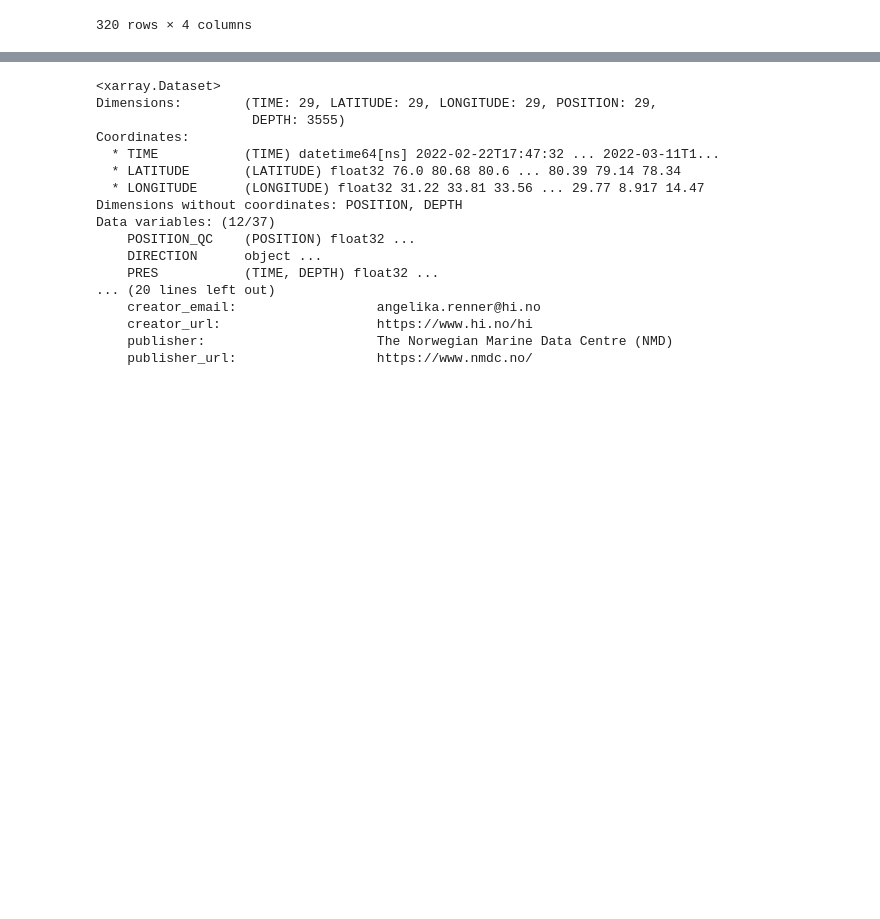
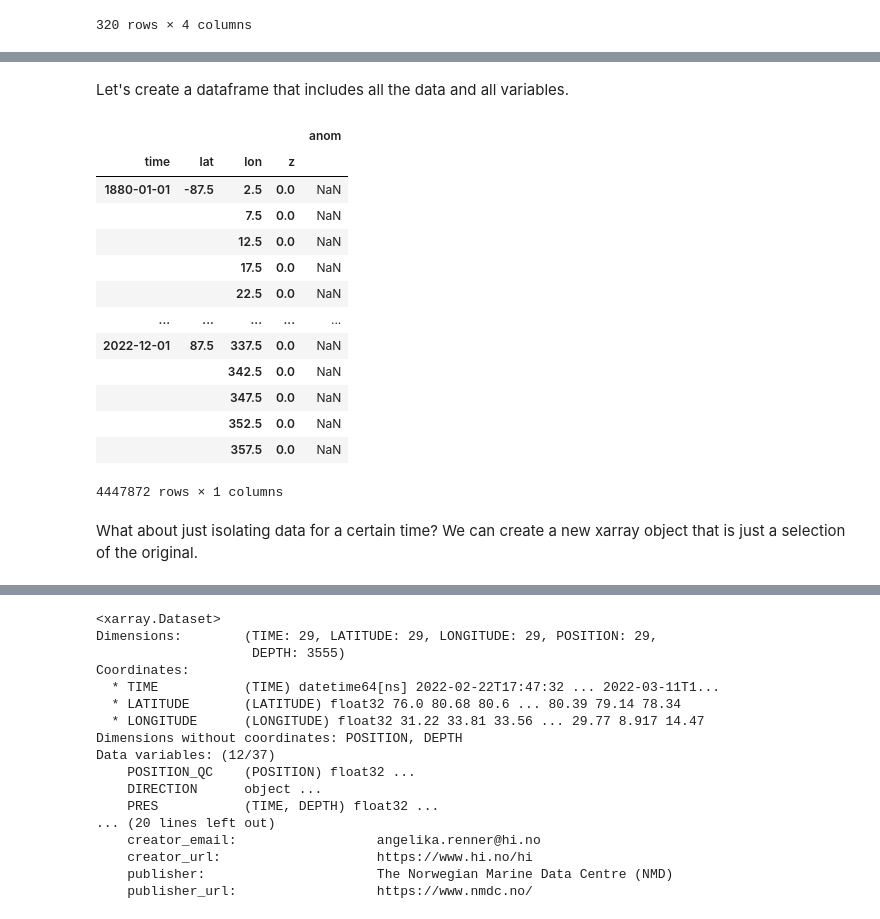
Before and after one commit to NorDataNet/NetCDF_in_Python_from_beginner_to_pro, a Jupyter notebook: 03_extracting_data_to_different_formats.ipynb, the cells around one changed output, grey strips where cells are left out. Drawn from its saved outputs; the diff is of its cells as text; code cells hidden in the pictures; blank space fills up the shorter version.

```diff
--- a/03_extracting_data_to_different_formats.ipynb
+++ b/03_extracting_data_to_different_formats.ipynb
@@ -105,0 +112,4 @@ xrds[['TEMP', 'PSAL', 'DENS', 'SVEL']].to_dataframe()
+# %%
+url = 'https://www.ncei.noaa.gov/thredds/dodsC/noaa-global-temp-v5/NOAAGlobalTemp_v5.0.0_gridded_s188001_e202212_c20230108T133308.nc'
+xrds = xr.open_dataset(url)
+xrds
@@ -105,0 +134,24 @@ xrds[['TEMP', 'PSAL', 'DENS', 'SVEL']].to_dataframe()
+# %% [markdown]
+Let's create a dataframe that includes all the data and all variables.
+# %%
+df = xrds.to_dataframe()
+#df.to_excel('data/exported_from_notebooks/03_temperature_anomalies_all_variables.xlsx') # Too large to write to Excel
+#df.to_csv('data/exported_from_notebooks/03_temperature_anomalies_all_variables.csv')
+df
+# %% [output]
+|  |  |  |  | anom |
+| time | lat | lon | z |  |
+| 1880-01-01 | -87.5 | 2.5 | 0.0 | NaN |
+|  |  | 7.5 | 0.0 | NaN |
+|  |  | 12.5 | 0.0 | NaN |
+|  |  | 17.5 | 0.0 | NaN |
+|  |  | 22.5 | 0.0 | NaN |
+| ... | ... | ... | ... | ... |
+| 2022-12-01 | 87.5 | 337.5 | 0.0 | NaN |
+|  |  | 342.5 | 0.0 | NaN |
+|  |  | 347.5 | 0.0 | NaN |
+|  |  | 352.5 | 0.0 | NaN |
+|  |  | 357.5 | 0.0 | NaN |
+4447872 rows × 1 columns
+# %% [markdown]
+What about just isolating data for a certain time? We can create a new xarray object that is just a selection of the original.
```
Also changed, not shown: parts of 16 cells of this notebook, 50 other files.
